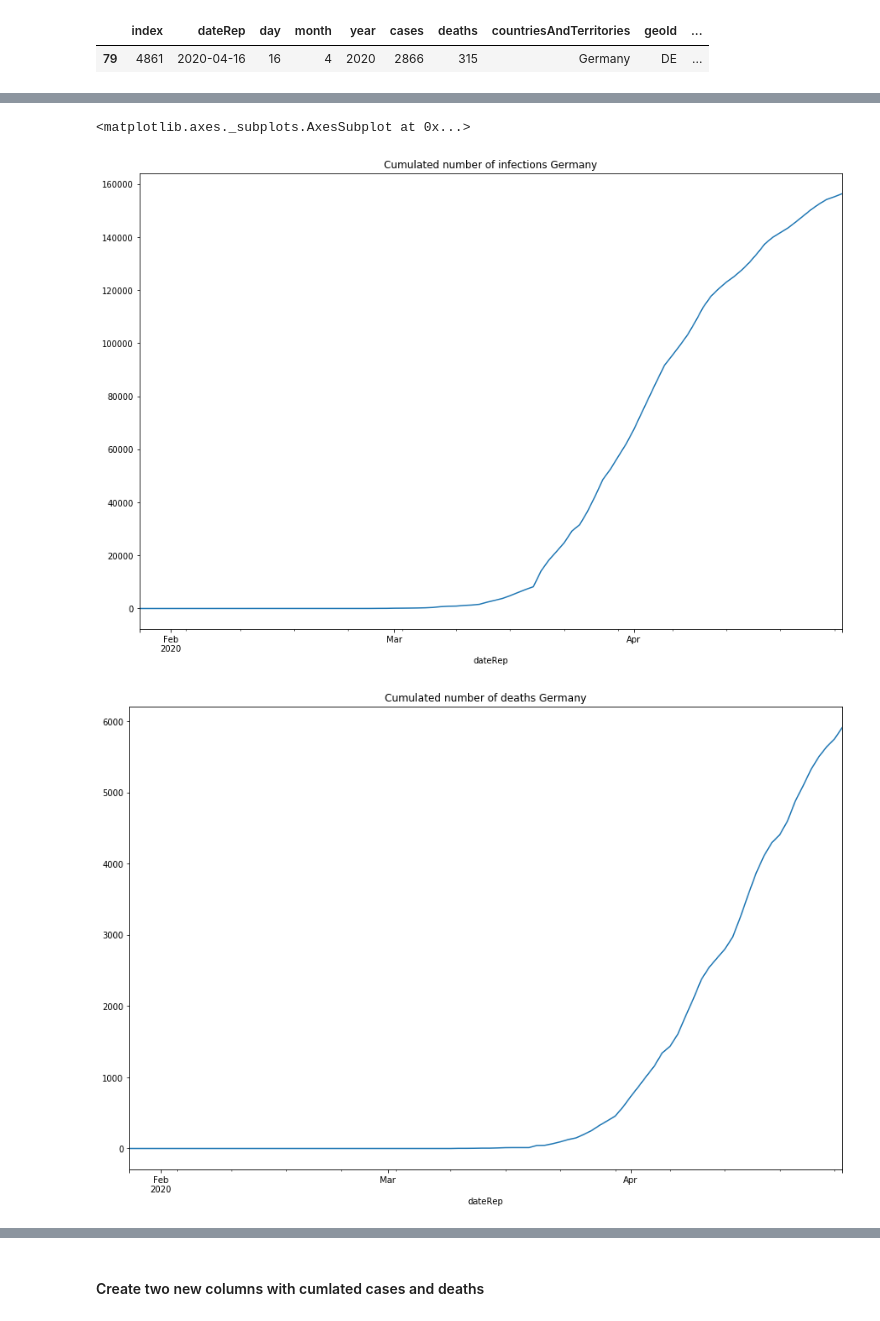
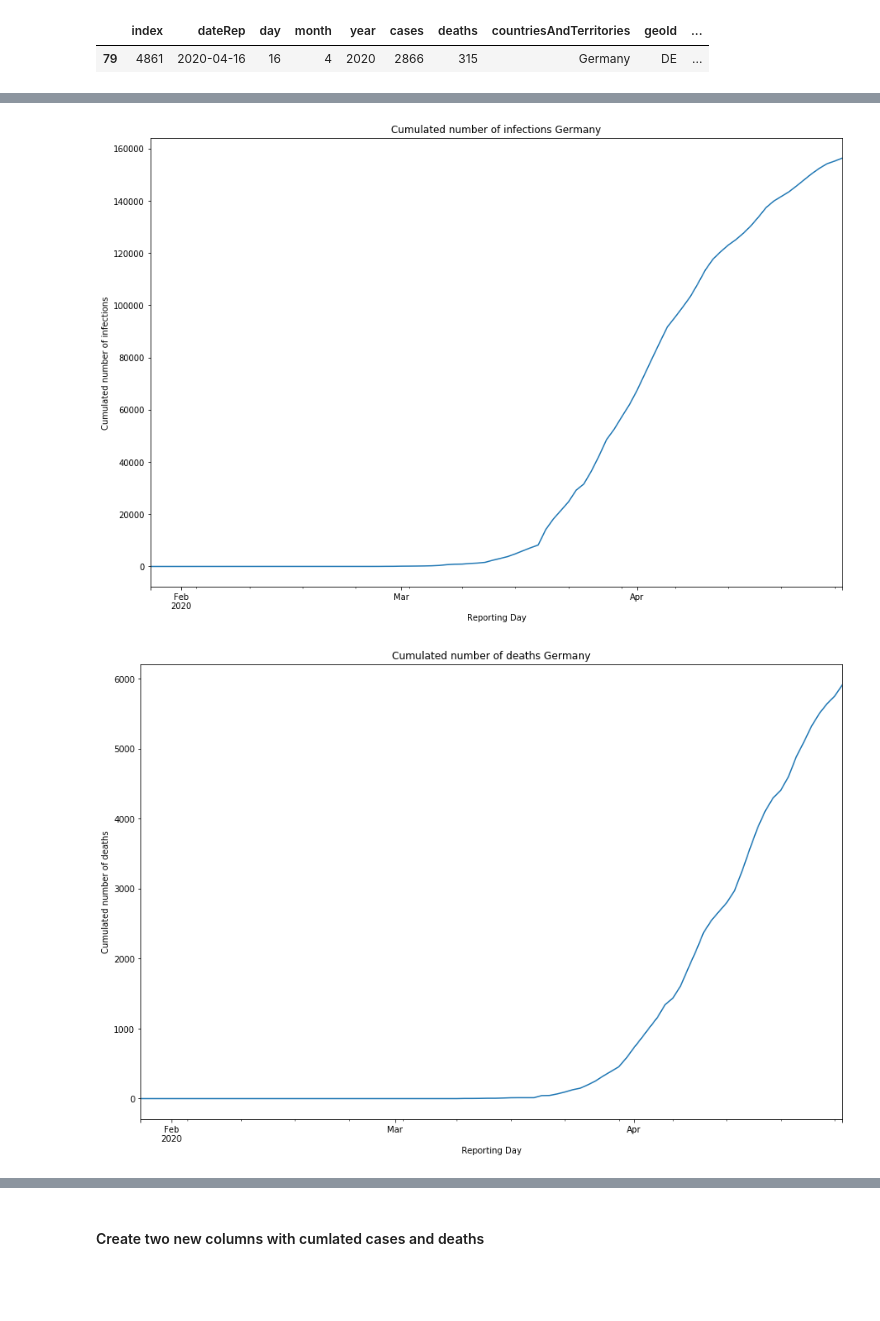
Before and after one commit to praemisit/COVID19_DataExploration, a Jupyter notebook: COVID19_DataExploration.ipynb, the cells around one changed output, grey strips where cells are left out. Saved outputs shown, nothing was run; the diff lists cells and outputs as text; code cells hidden in the pictures; blank space fills up the shorter version.

```diff
--- a/COVID19_DataExploration.ipynb
+++ b/COVID19_DataExploration.ipynb
@@ -223,7 +223,15 @@ df_country[df_country["deaths"] == df_country["deaths"].max()]
 
 plt.figure(figsize=(15,10))
 df_country.set_index("dateRep")["cases"].plot.bar(title="Number of new infections per day in " + country_scope)
+plt.rcParams["figure.figsize"] = (15, 10)
+plt.xlabel('Reporting Day')
+plt.ylabel('Number of infections per day')
+plt.show()
 
-plt.figure(figsize=(15,10))
+
+plt.rcParams["figure.figsize"] = (15, 10)
 df_country.set_index("dateRep")["deaths"].plot.bar(title="Number of new deaths per day in " + country_scope)
+plt.xlabel('Reporting Day')
+plt.ylabel('Number of deaths per day')
+plt.show()
 # %% [output]
@@ -233,18 +240,24 @@ df_country.set_index("dateRep")["deaths"].plot.bar(title="Number of new deaths p
 # %%
 # Step 3: Visualize cumulated number of infections and deaths
 
 # Calculate cumulated sums
 df_country[["cum_cases", "cum_deaths"]] = df_country[["cases", "deaths"]].cumsum()
 
-plt.figure(figsize=(15,10))
+plt.rcParams["figure.figsize"] = (15, 10)
 df_country.set_index("dateRep")["cum_cases"].plot.line(title="Cumulated number of infections " + country_scope)
+plt.xlabel('Reporting Day')
+plt.ylabel('Cumulated number of infections')
+plt.show()
 
-plt.figure(figsize=(15,10))
+
+plt.rcParams["figure.figsize"] = (15, 10)
 df_country.set_index("dateRep")["cum_deaths"].plot.line(title="Cumulated number of deaths " + country_scope)
+plt.xlabel('Reporting Day')
+plt.ylabel('Cumulated number of deaths')
+plt.show()
 # %% [output]
-<matplotlib.axes._subplots.AxesSubplot at 0x...>
-[figure, old version]
+[figure, new version]
-[figure, old version]
+[figure, new version]
 # %%
 # Step 4: Normalize the numbers of new infections and days and visualize them in one chart
 
```
Also changed, not shown: parts of 7 cells of this notebook, 8 other files.
